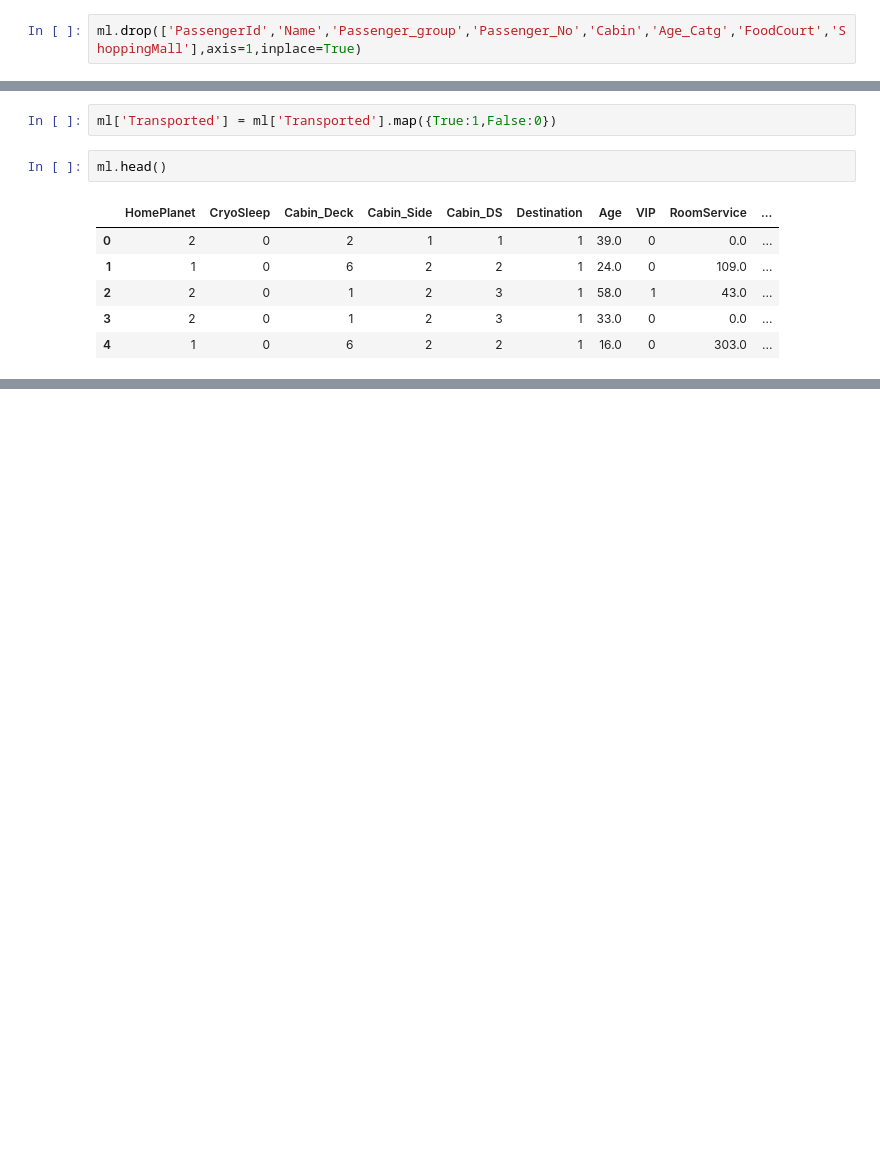
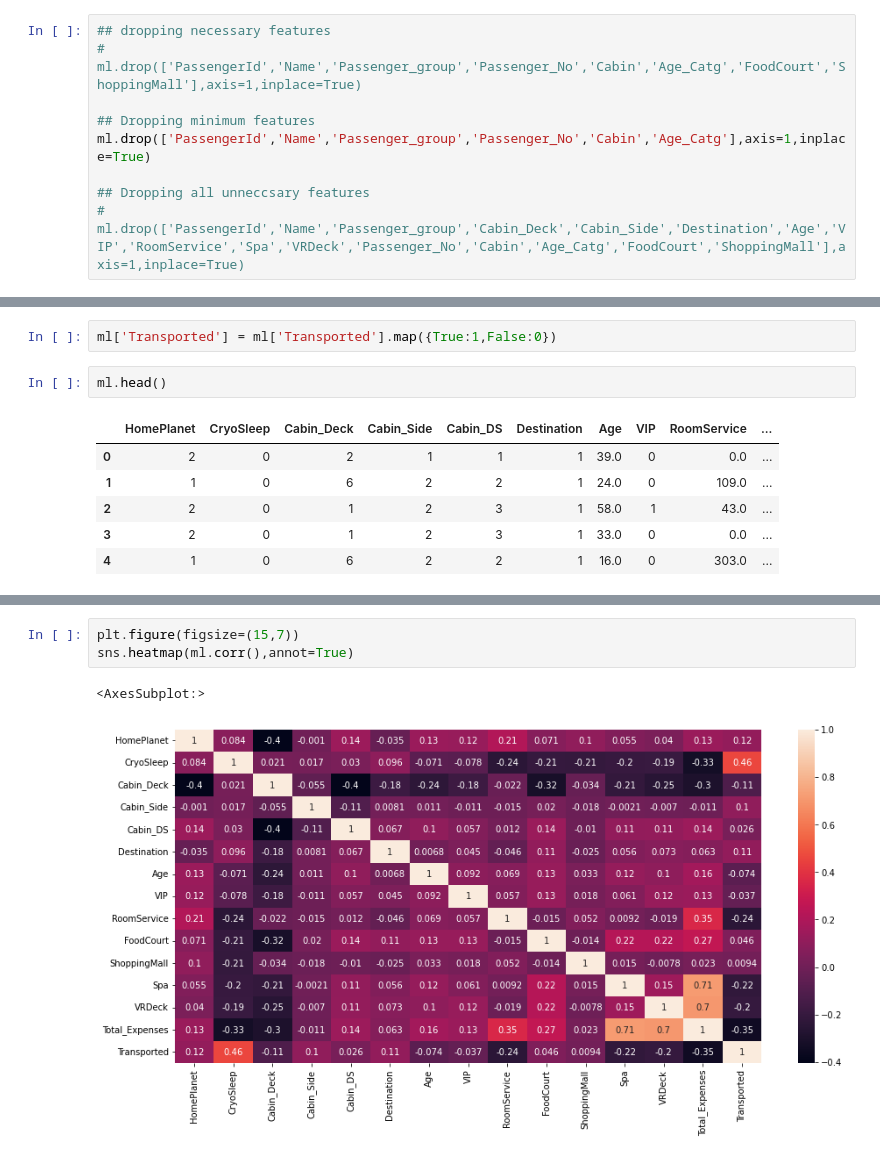
Before and after one commit to SharanKalyan/Spaceship-Titanic-Kaggle, a Jupyter notebook: 3_Machine_Learning.ipynb, the cells around one changed output, grey strips where cells are left out. Saved outputs shown, nothing was run; the diff lists cells and outputs as text; blank space fills up the shorter version.

```diff
--- a/3_Machine_Learning.ipynb
+++ b/3_Machine_Learning.ipynb
@@ -27,7 +36,14 @@ ml.head()
 # %% [markdown]
 ### Lets now do the data preprocessing
-# %%
-ml.drop(['PassengerId','Name','Passenger_group','Passenger_No','Cabin','Age_Catg','FoodCourt','ShoppingMall'],axis=1,inplace=True)
+# %%
+## dropping necessary features
+# ml.drop(['PassengerId','Name','Passenger_group','Passenger_No','Cabin','Age_Catg','FoodCourt','ShoppingMall'],axis=1,inplace=True)
+
+## Dropping minimum features
+ml.drop(['PassengerId','Name','Passenger_group','Passenger_No','Cabin','Age_Catg'],axis=1,inplace=True)
+
+## Dropping all unneccsary features
+# ml.drop(['PassengerId','Name','Passenger_group','Cabin_Deck','Cabin_Side','Destination','Age','VIP','RoomService','Spa','VRDeck','Passenger_No','Cabin','Age_Catg','FoodCourt','ShoppingMall'],axis=1,inplace=True)
 # %%
 ml['HomePlanet'] = ml['HomePlanet'].map({'Earth':1,'Europa':2,'Mars':3})
 # %%
@@ -63,0 +90,6 @@ ml.head()
+# %%
+plt.figure(figsize=(15,7))
+sns.heatmap(ml.corr(),annot=True)
+# %% [output]
+<AxesSubplot:>
+[figure, added]
```
Also changed, not shown: parts of 46 cells of this notebook.
